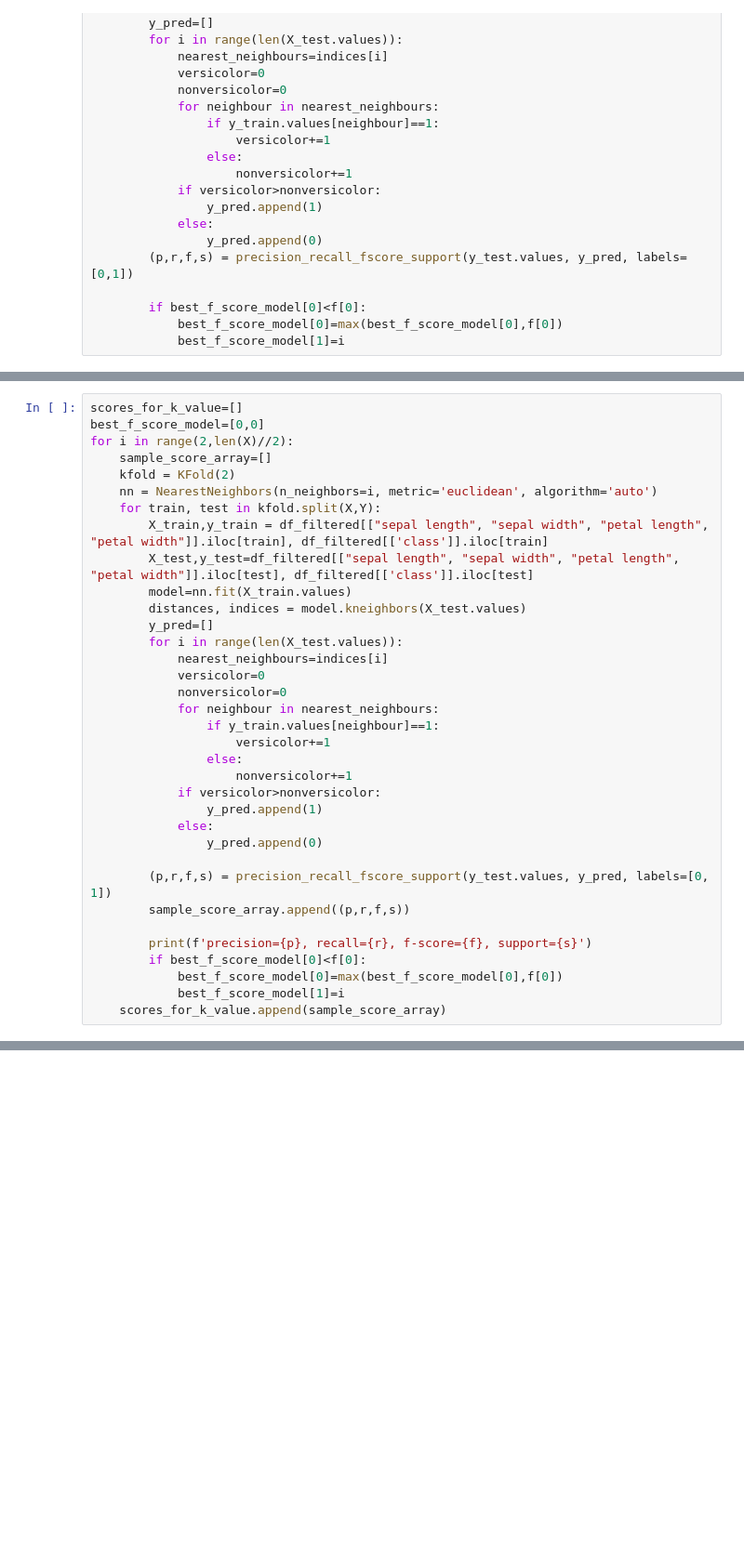
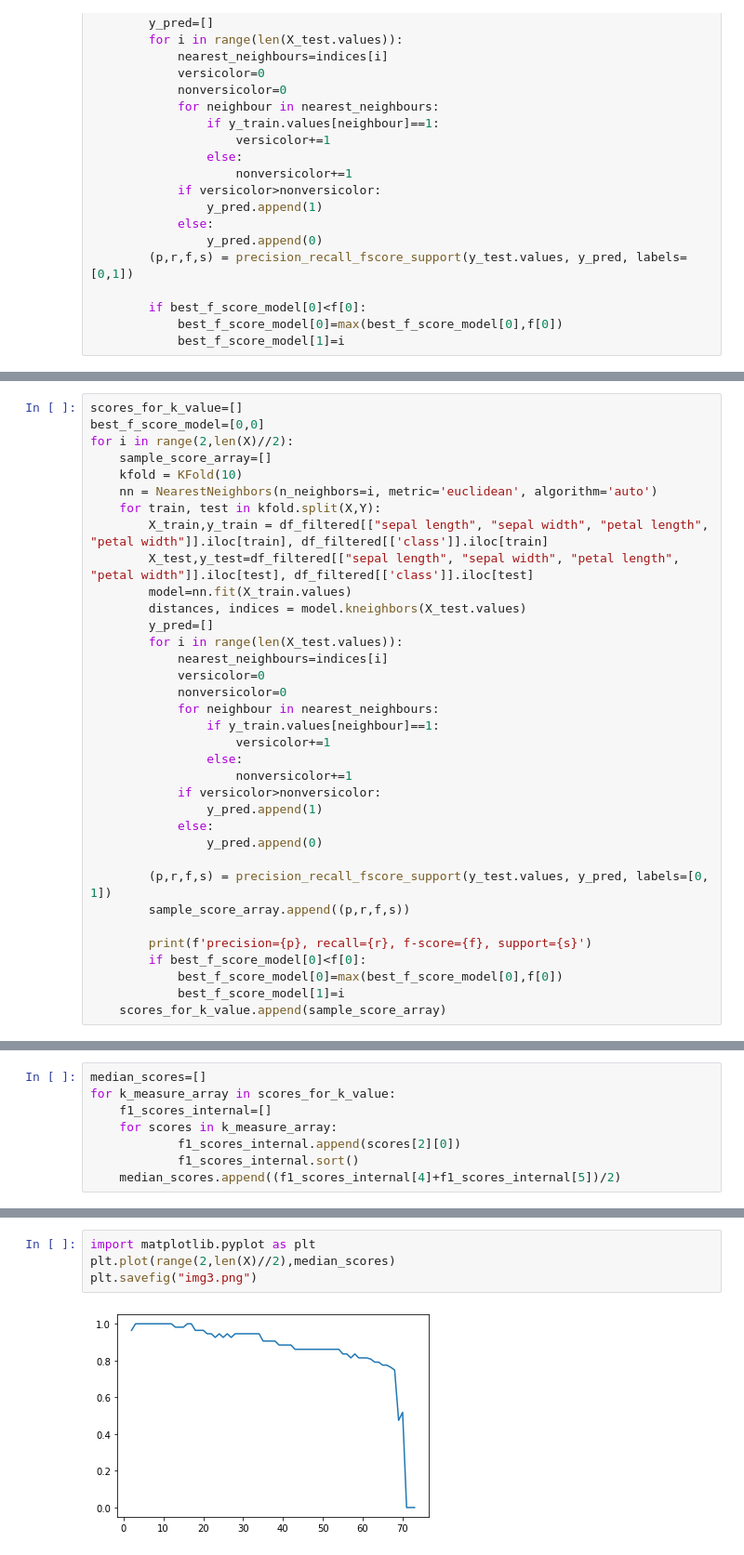
Before and after one commit to Dheeraj0650/cs5830-project4, a Jupyter notebook: cs6830 Project 4 part 2.ipynb, the cells around one changed output, grey strips where cells are left out. Shown at 93% size. Saved outputs shown, nothing was run; the diff lists cells and outputs as text; blank space fills up the shorter version.

```diff
--- a/cs6830 Project 4 part 2.ipynb
+++ b/cs6830 Project 4 part 2.ipynb
@@ -115,7 +162,7 @@ scores_for_k_value=[]
 best_f_score_model=[0,0]
 for i in range(2,len(X)//2):
     sample_score_array=[]
-    kfold = KFold(2)
+    kfold = KFold(10)
     nn = NearestNeighbors(n_neighbors=i, metric='euclidean', algorithm='auto')
     for train, test in kfold.split(X,Y):
         X_train,y_train = df_filtered[["sepal length", "sepal width", "petal length", "petal width"]].iloc[train], df_filtered[['class']].iloc[train]
@@ -147,0 +213,8 @@ for i in range(2,len(X)//2):
+# %%
+median_scores=[]
+for k_measure_array in scores_for_k_value:
+    f1_scores_internal=[]
+    for scores in k_measure_array:
+            f1_scores_internal.append(scores[2][0])
+            f1_scores_internal.sort()
+    median_scores.append((f1_scores_internal[4]+f1_scores_internal[5])/2)
@@ -147,0 +242,6 @@ for i in range(2,len(X)//2):
+# %%
+import matplotlib.pyplot as plt
+plt.plot(range(2,len(X)//2),median_scores)
+plt.savefig("img3.png")
+# %% [output]
+[figure, added]
```
Also changed, not shown: parts of 14 cells of this notebook, 2 other files.
